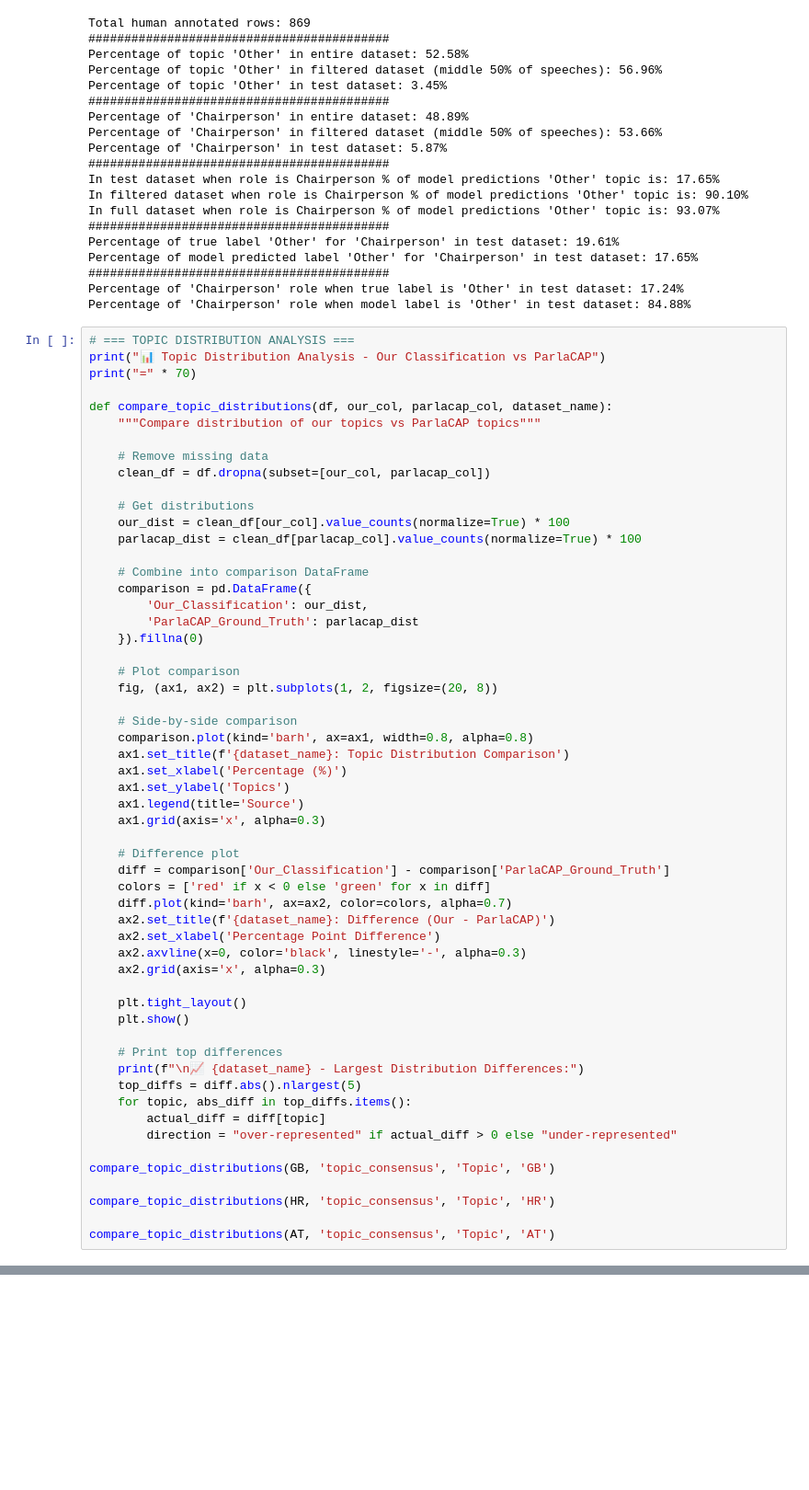
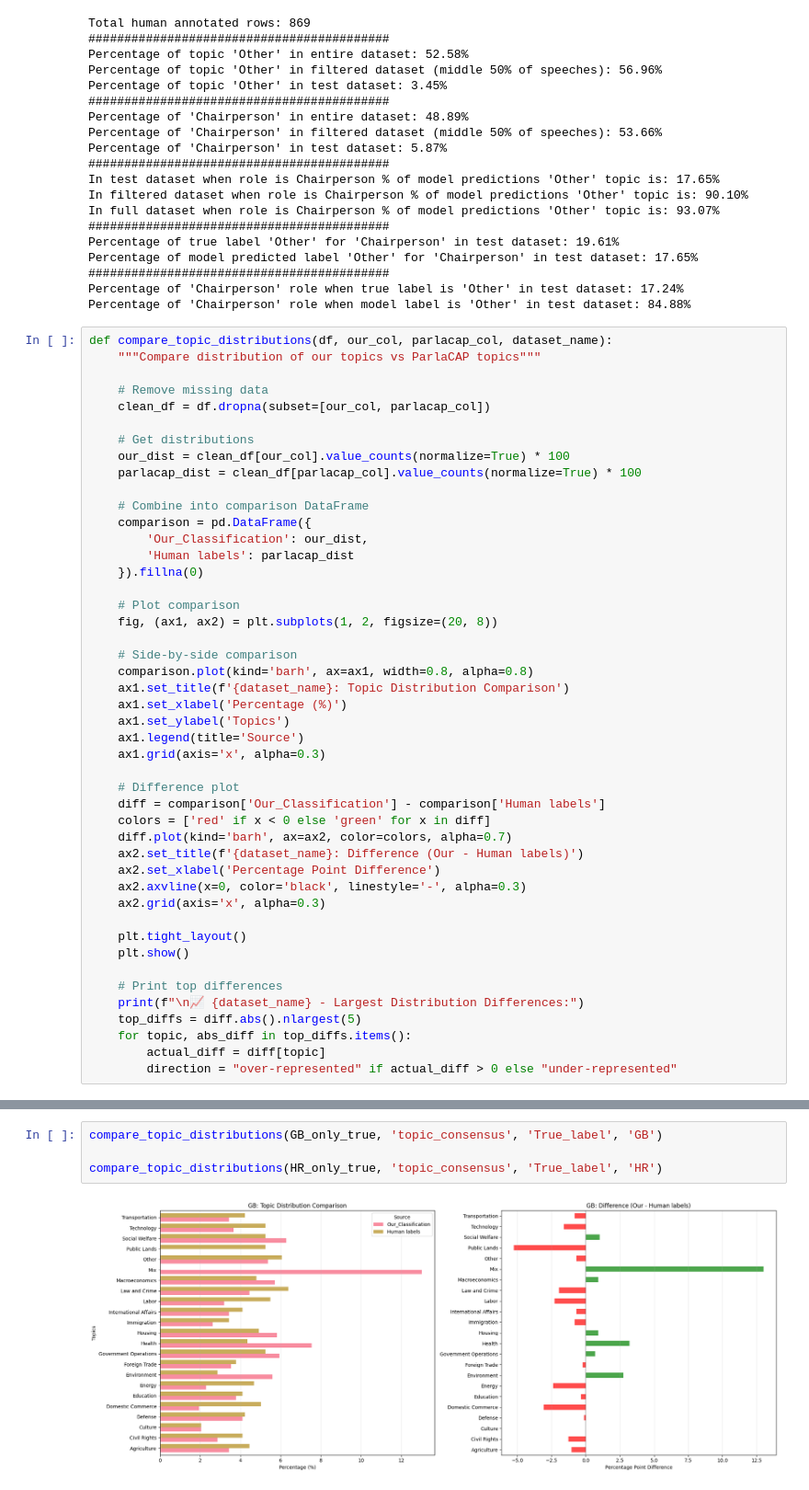
Before and after one commit to pavlesav/master-thesis, a Jupyter notebook: code/visualization.ipynb, the cells around one changed output, grey strips where cells are left out. Shown at 92% size. Cells and saved outputs as stored; diff of their text form; blank space fills up the shorter version.

```diff
--- a/code/visualization.ipynb
+++ b/code/visualization.ipynb
@@ -474,10 +412,6 @@ Percentage of model predicted label 'Other' for 'Chairperson' in test dataset: 1
 Percentage of 'Chairperson' role when true label is 'Other' in test dataset: 17.24%
 Percentage of 'Chairperson' role when model label is 'Other' in test dataset: 84.88%
 # %%
-# === TOPIC DISTRIBUTION ANALYSIS ===
-print("📊 Topic Distribution Analysis - Our Classification vs ParlaCAP")
-print("=" * 70)
-
 def compare_topic_distributions(df, our_col, parlacap_col, dataset_name):
     """Compare distribution of our topics vs ParlaCAP topics"""
 
@@ -491,7 +425,7 @@ def compare_topic_distributions(df, our_col, parlacap_col, dataset_name):
     # Combine into comparison DataFrame
     comparison = pd.DataFrame({
         'Our_Classification': our_dist,
-        'ParlaCAP_Ground_Truth': parlacap_dist
+        'Human labels': parlacap_dist
     }).fillna(0)
 
     # Plot comparison
@@ -506,10 +440,10 @@ def compare_topic_distributions(df, our_col, parlacap_col, dataset_name):
     ax1.grid(axis='x', alpha=0.3)
 
     # Difference plot
-    diff = comparison['Our_Classification'] - comparison['ParlaCAP_Ground_Truth']
+    diff = comparison['Our_Classification'] - comparison['Human labels']
     colors = ['red' if x < 0 else 'green' for x in diff]
     diff.plot(kind='barh', ax=ax2, color=colors, alpha=0.7)
-    ax2.set_title(f'{dataset_name}: Difference (Our - ParlaCAP)')
+    ax2.set_title(f'{dataset_name}: Difference (Our - Human labels)')
     ax2.set_xlabel('Percentage Point Difference')
     ax2.axvline(x=0, color='black', linestyle='-', alpha=0.3)
     ax2.grid(axis='x', alpha=0.3)
@@ -523,9 +457,3 @@ def compare_topic_distributions(df, our_col, parlacap_col, dataset_name):
     for topic, abs_diff in top_diffs.items():
         actual_diff = diff[topic]
         direction = "over-represented" if actual_diff > 0 else "under-represented"
-
-compare_topic_distributions(GB, 'topic_consensus', 'Topic', 'GB')
-
-compare_topic_distributions(HR, 'topic_consensus', 'Topic', 'HR')
-
-compare_topic_distributions(AT, 'topic_consensus', 'Topic', 'AT')
@@ -540,0 +473,6 @@ compare_topic_distributions(AT, 'topic_consensus', 'Topic', 'AT')
+# %%
+compare_topic_distributions(GB_only_true, 'topic_consensus', 'True_label', 'GB')
+
+compare_topic_distributions(HR_only_true, 'topic_consensus', 'True_label', 'HR')
+# %% [output]
+[figure, added]
```
Also changed, not shown: parts of 14 cells of this notebook, 1 other file.
